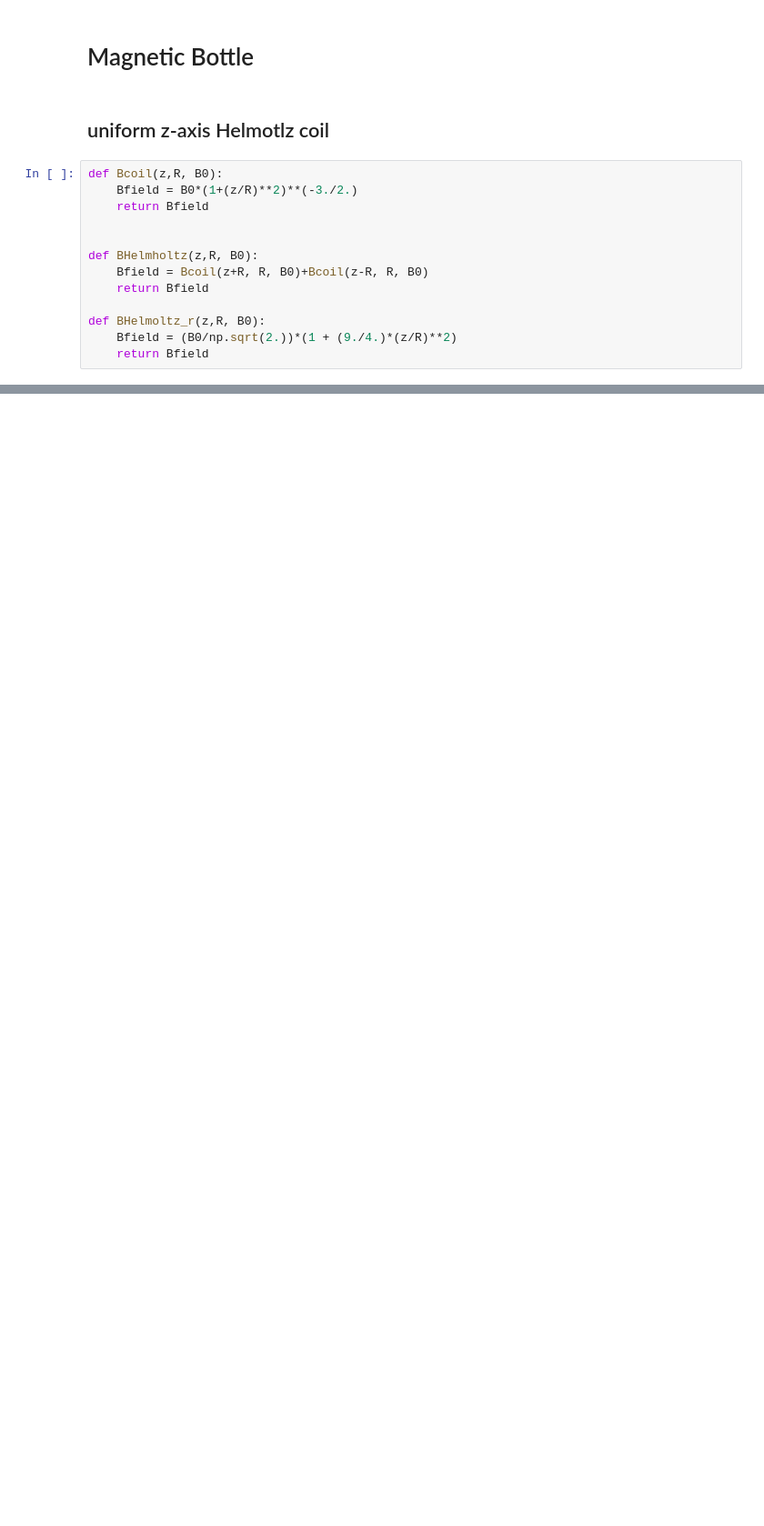
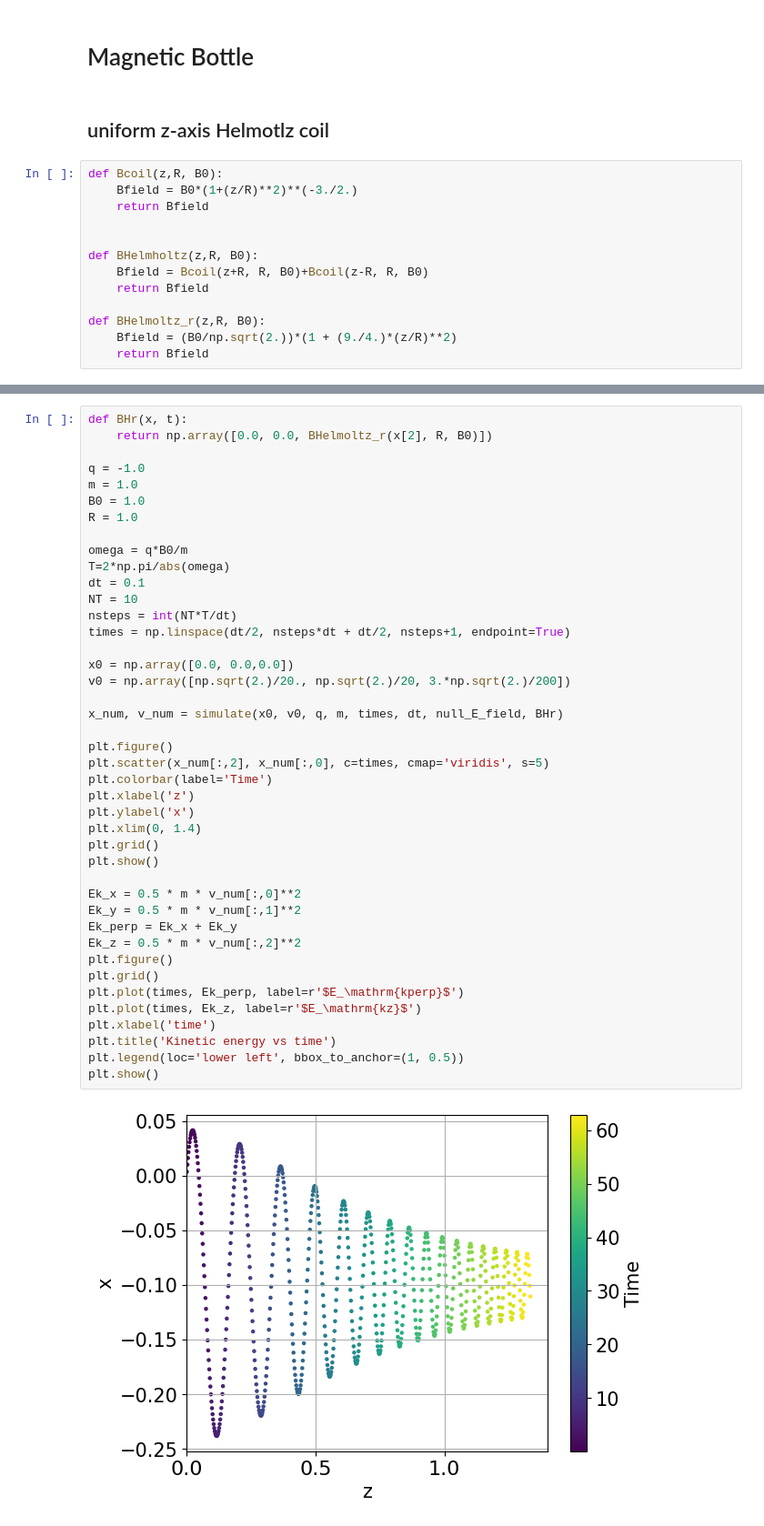
Before and after one commit to Sworzzy/PIC-PPF, a Jupyter notebook: main.ipynb, the cells around one changed output, grey strips where cells are left out. Shown at 91% size. Cells and saved outputs as stored; diff of their text form; blank space fills up the shorter version.

```diff
--- a/main.ipynb
+++ b/main.ipynb
@@ -345,0 +347,44 @@ NameError: name 'Bcoil' is not defined
+# %%
+def BHr(x, t):
+    return np.array([0.0, 0.0, BHelmoltz_r(x[2], R, B0)])
+
+q = -1.0
+m = 1.0
+B0 = 1.0
+R = 1.0
+
+omega = q*B0/m
+T=2*np.pi/abs(omega)
+dt = 0.1
+NT = 10
+nsteps = int(NT*T/dt)
+times = np.linspace(dt/2, nsteps*dt + dt/2, nsteps+1, endpoint=True)
+
+x0 = np.array([0.0, 0.0,0.0])
+v0 = np.array([np.sqrt(2.)/20., np.sqrt(2.)/20, 3.*np.sqrt(2.)/200])
+
+x_num, v_num = simulate(x0, v0, q, m, times, dt, null_E_field, BHr)
+
+plt.figure()
+plt.scatter(x_num[:,2], x_num[:,0], c=times, cmap='viridis', s=5)
+plt.colorbar(label='Time')
+plt.xlabel('z')
+plt.ylabel('x')
+plt.xlim(0, 1.4)
+plt.grid()
+plt.show()
+
+Ek_x = 0.5 * m * v_num[:,0]**2
+Ek_y = 0.5 * m * v_num[:,1]**2
+Ek_perp = Ek_x + Ek_y
+Ek_z = 0.5 * m * v_num[:,2]**2
+plt.figure()
+plt.grid()
+plt.plot(times, Ek_perp, label=r'$E_\mathrm{kperp}$')
+plt.plot(times, Ek_z, label=r'$E_\mathrm{kz}$')
+plt.xlabel('time')
+plt.title('Kinetic energy vs time')
+plt.legend(loc='lower left', bbox_to_anchor=(1, 0.5))
+plt.show()
+# %% [output]
+[figure, added]
```
Also changed, not shown: parts of 16 cells of this notebook.
